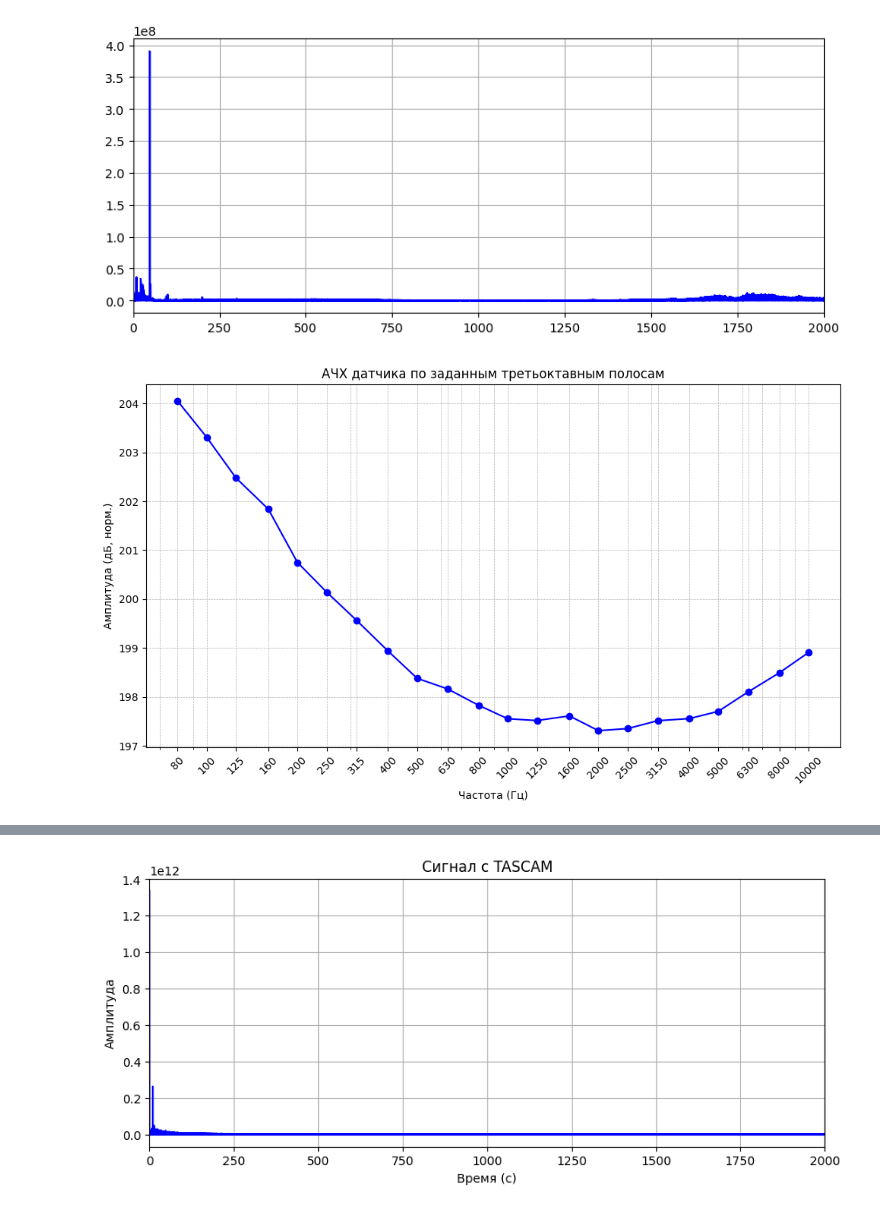
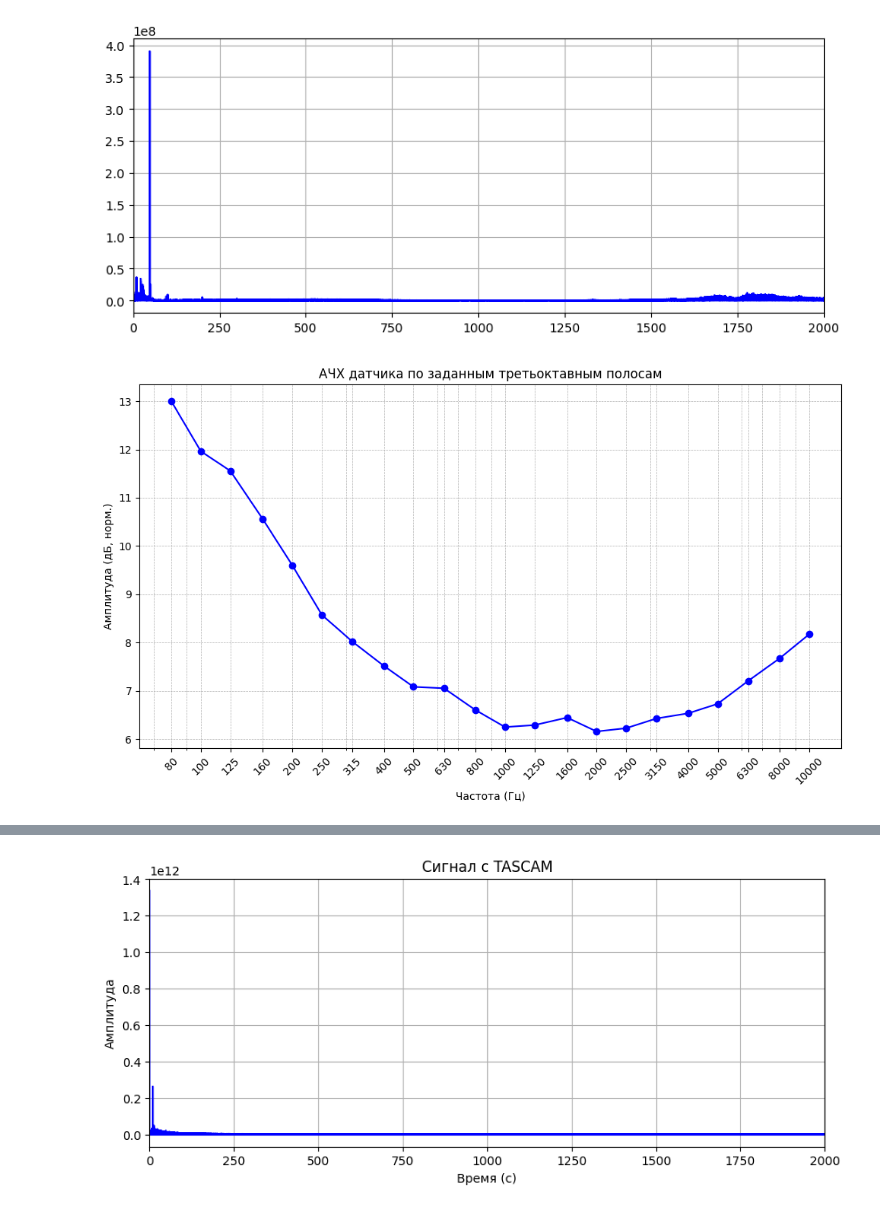
Before and after one commit to bdExplore/Scientific, a Jupyter notebook: Python/pgd_analys.ipynb, the cells around one changed output, grey strips where cells are left out. Cells and saved outputs as stored; diff of their text form; code cells hidden in the pictures.

```diff
--- a/Python/pgd_analys.ipynb
+++ b/Python/pgd_analys.ipynb
@@ -204,32 +206,39 @@ from scipy.fft import fft, ifft, fftfreq
 
 octave_boundaries = np.array([71, 89, 112, 141, 179, 224, 281, 355, 447, 561, 710, 895, 1120, 1410, 1790, 2240, 2810, 3550, 4470, 5610, 7100, 8950, 11200])
 lower_bounds = octave_boundaries[:-1]
 upper_bounds = octave_boundaries[1:]
 center_freqs = np.array([80, 100, 125, 160, 200, 250, 315, 400, 500, 630, 800, 1000, 1250, 1600, 2000, 2500, 3150, 4000, 5000, 6300, 8000, 10000])  # Центральные частоты как середина диапазона
+amp_standard_23 = np.array([55, 53, 53, 54, 55, 55, 57, 58, 59, 58, 59 ,60, 61, 62, 61, 60, 60, 60, 59, 58, 55, 54])
+amp_standard_self = np.array([13, 12, 12, 10, 10, 9, 8, 7, 7, 6, 7, 20, 8, 7, 6, 6, 7, 7, 7, 8, 9, 9])
 
-fs, data = wavfile.read('/Users/bogda/Desktop/Acoustics/Scientific/Исходные данные/PGD_camera/TASCAM_0027S1.wav')
+fs, data = wavfile.read('/Users/bogda/Desktop/Acoustics/Scientific/Исходные данные/PGD_camera/TASCAM_0028S1.wav')
 
 def band_amplitude(signal, f_low, f_high):
     filtered = filt_freq(fft(signal), f_low, f_high)
     energy = np.sum(np.abs(filtered) ** 2)  # Сумма квадратов модуля амплитуд
     N = len(filtered != 0)
     return energy / N
 
 amplitudes = []
 for f1, f2 in zip(lower_bounds, upper_bounds):
     amp = band_amplitude(data, f1, f2)
     amplitudes.append(amp)
 
 amplitudes_norm = np.array(amplitudes) / 2e-5
 
+
+# delta_db = amp_standard_self[0] - 10 * np.log10(amplitudes_norm[0])
+# k = 10**(delta_db/10)
+# amplitudes_norm = amplitudes_norm * k
+
 plt.figure(figsize=(10, 6))
 plt.semilogx(center_freqs, 10 * np.log10(amplitudes_norm), marker='o', color='blue')
 plt.grid(True, which='both', linestyle='--', linewidth=0.5)
 plt.xlabel('Частота (Гц)')
 plt.ylabel('Амплитуда (дБ, норм.)')
 plt.title('АЧХ датчика по заданным третьоктавным полосам')
 plt.xticks(center_freqs, [f"{int(f)}" for f in center_freqs], rotation=45)
 plt.tight_layout()
 plt.show()
 # %% [output]
-[figure, old version]
+[figure, new version]
```
Also changed, not shown: parts of 4 cells of this notebook, 22 other files.
